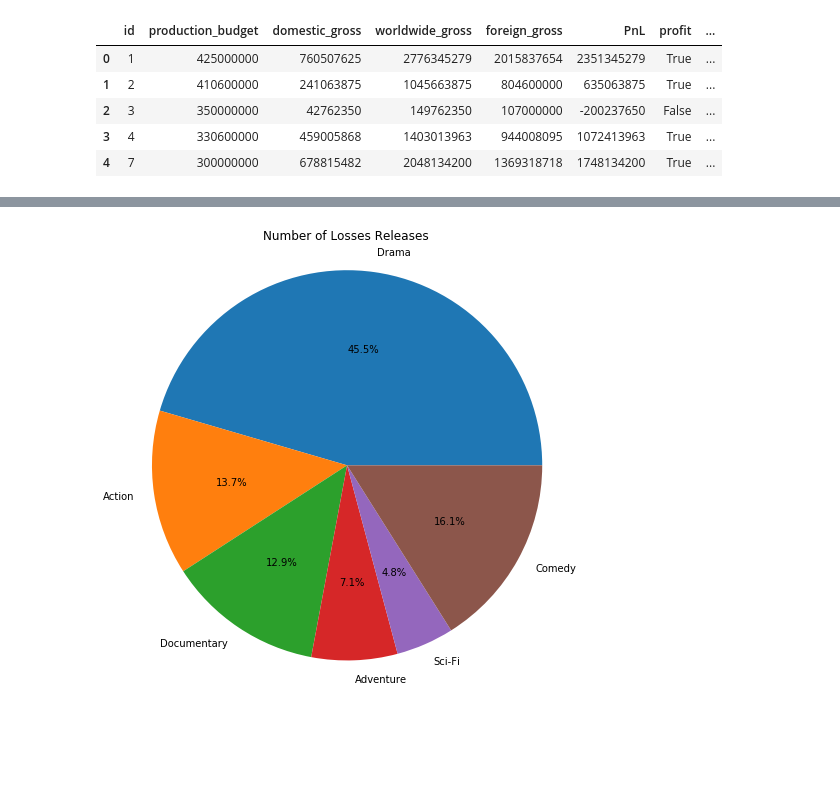
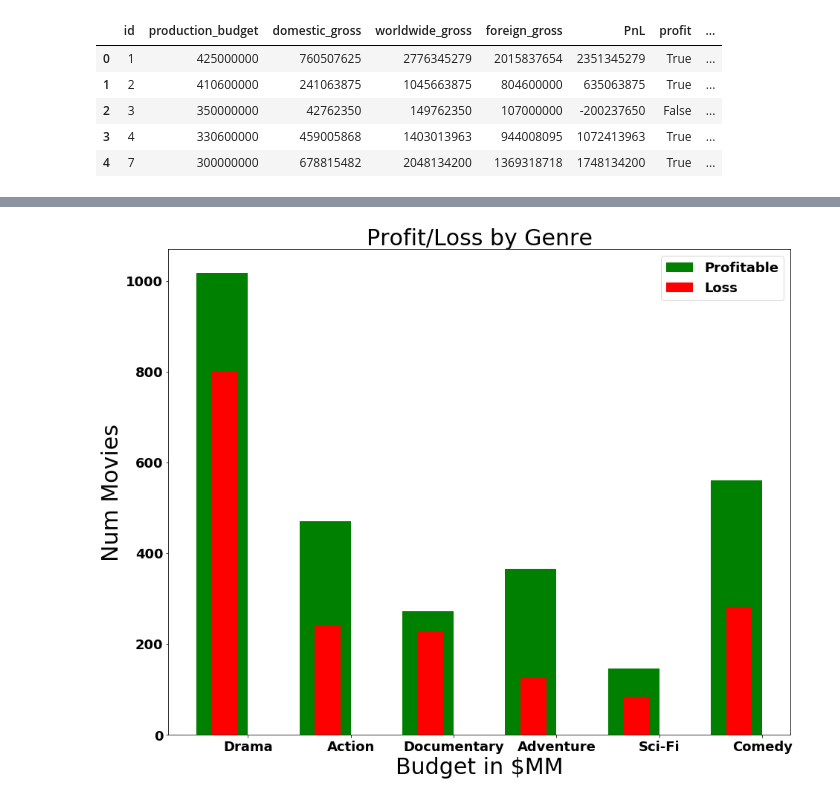
Before and after one commit to KelliExMachina/mod_1_movie, a Jupyter notebook: genre.ipynb, the cells around one changed output, grey strips where cells are left out. Drawn from its saved outputs; the diff is of its cells as text; code cells hidden in the pictures; blank space fills up the shorter version.

```diff
--- a/genre.ipynb
+++ b/genre.ipynb
@@ -176,13 +164,26 @@ loss_counts.append(len(merge_inner.loc[filt].index))
 filt = (merge_inner['genres'].str.contains('Comedy', na=False)) & (merge_inner['profit'] == False)
 # %%
 loss_counts.append(len(merge_inner.loc[filt].index))
-# %%
-index_counts = ['Drama', 'Action', 'Documentary', 'Adventure', 'Sci-Fi', 'Comedy']
-
-plt.figure(figsize=(10,8))
-plt.pie(loss_counts, labels=index_counts, autopct='%1.1f%%', shadow=False)
-plt.axis('scaled')
-plt.title('Number of Losses Releases')
-plt.show();
-# %% [output]
-[figure, removed]
+# %%
+font = {'family' : 'DejaVu Sans',
+        'weight' : 'bold',
+        'size'   : 18}
+
+plt.rc('font', **font)
+# %%
+width = .5
+plt.figure(figsize=(15,12))
+indices = np.arange(len(index_counts))
+index_counts = ['Drama', 'Action', 'Documentary', 'Adventure', 'Sci-Fi', 'Comedy']
+plt.bar(indices, profit_counts, width=width,
+        color='g', label='Profitable')
+plt.bar([i+.05*width for i in indices], loss_counts,
+        width=0.5*width, color='red', alpha=1, label='Loss')
+plt.xticks(indices+width/2., index_counts)
+plt.ylabel('Num Movies', fontsize=30)
+plt.title('Profit/Loss by Genre', fontsize=30)
+plt.xlabel('Budget in $MM', fontsize=30)
+plt.legend()
+plt.show();
+# %% [output]
+[figure, added]
```
Also changed, not shown: parts of 1 cell of this notebook, 4 other files.
